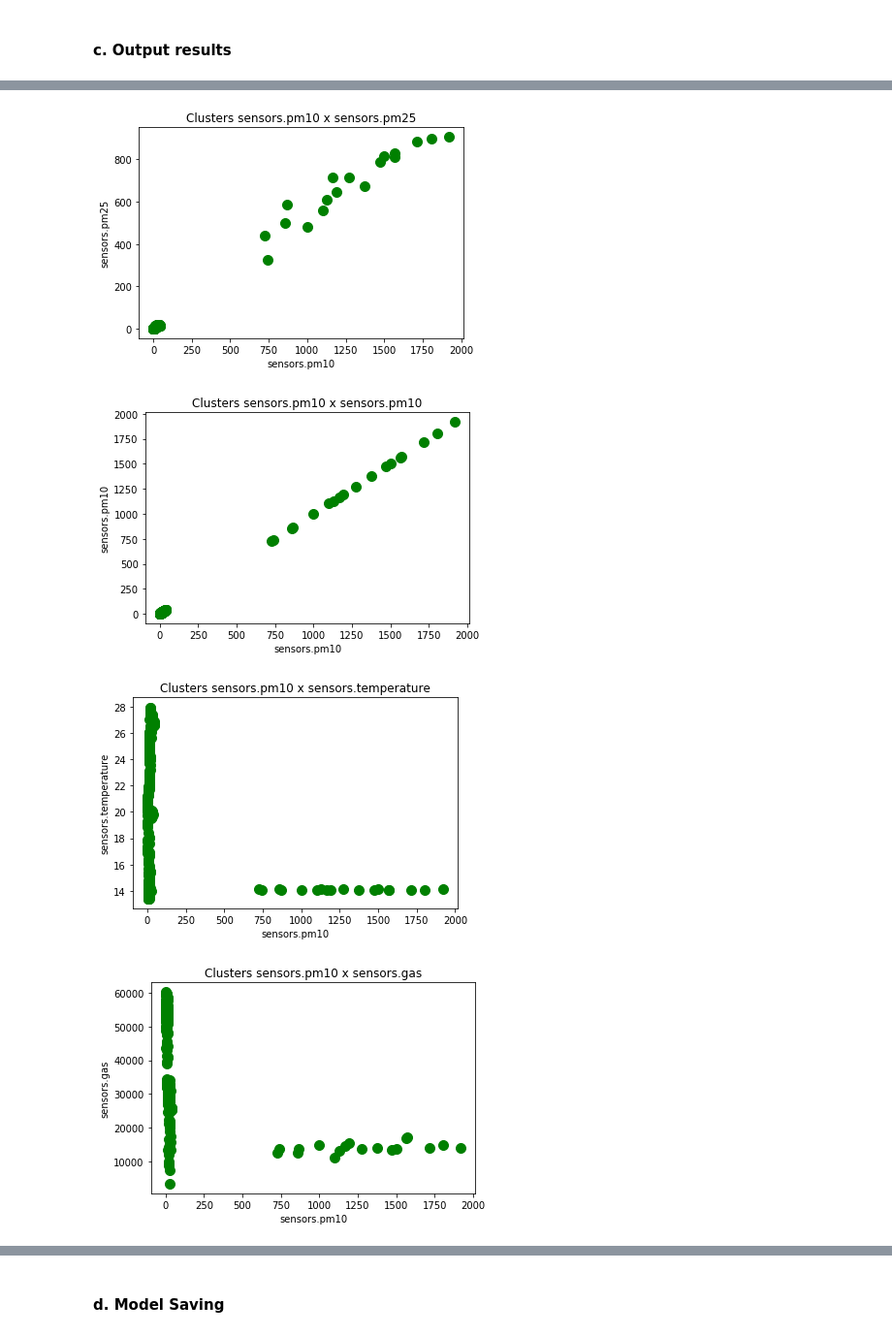
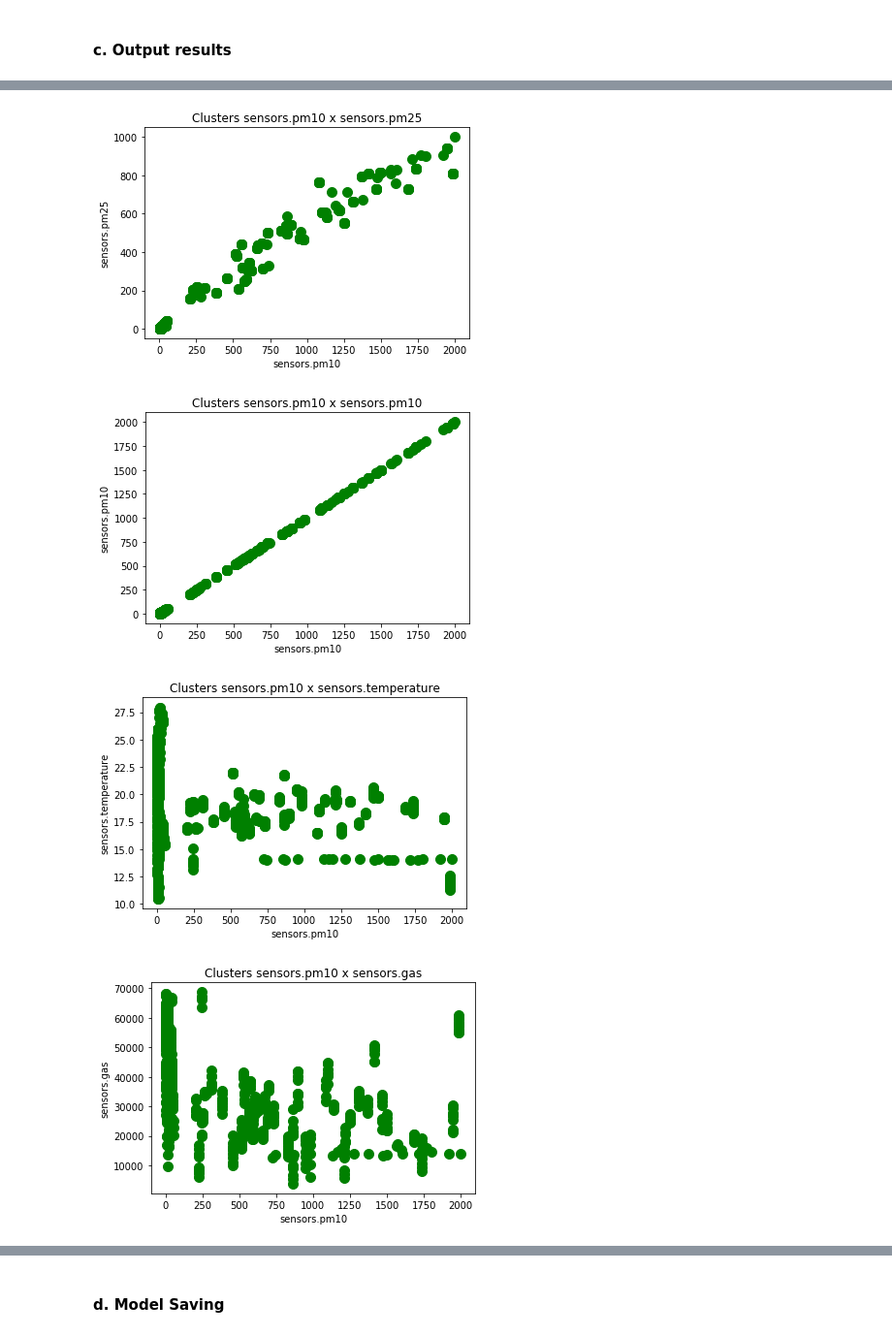
Before and after one commit to tiago-fontes/PEI, a Jupyter notebook: AlertAI/Algorithms.ipynb, the cells around one changed output, grey strips where cells are left out. Shown at 97% size. Cells and saved outputs as stored; diff of their text form; code cells hidden in the pictures.

```diff
--- a/AlertAI/Algorithms.ipynb
+++ b/AlertAI/Algorithms.ipynb
@@ -55,7 +57,7 @@ from sklearn.ensemble import RandomForestRegressor, IsolationForest
 ## 2. Data Acquisition
 Step corresponding to gather the Data in order to manipulate it later on.
 # %%
-data = pd.read_csv("data/raw_data.csv")
+data = pd.read_csv("data/data.csv")
 
 X = data[['sensors.pm25','sensors.pm10','sensors.temperature', 'sensors.gas', 'sensors.humidity', 'sensors.pressure']]
 y = data[['sensors.classification']]
@@ -65,7 +67,7 @@ print(y.shape)
 
 #sklearn para dividir os dados de treino e de teste
 from sklearn.model_selection import train_test_split
-X_train, X_test, y_train, y_test = train_test_split(X, y, test_size = 0.3)
+X_train, X_test, y_train, y_test = train_test_split(X, y, test_size = 0.3, random_state=123) #shuffle=true by default
 
 print(X_train.shape)
 print(X_test.shape)
@@ -277,6 +283,7 @@ print(X_train.shape)
 nn = keras.Sequential()
 
 nn.add(layers.Dense(128,input_dim=X_train.shape[1],activation='relu'))
+nn.add(layers.Dense(16,input_dim=X_train.shape[1],activation='relu'))
 nn.add(layers.Dense(num_classes,activation='sigmoid'))
 
 # Model Compile
@@ -580,8 +595,9 @@ Nota: Nestes casos não existe 'classificação' por serem modelos não supervis
 # %%
 n_clusters = 2
 
-model = KMeans(algorithm = 'auto', init = 'k-means++', max_iter = 500, n_init= 10, n_clusters = n_clusters, verbose = 0) #Para já vou colocar 2, de existência e não existência de fumo
+model = KMeans(algorithm = 'auto', init = 'k-means++', max_iter = 10000, n_init= 10, n_clusters = n_clusters, verbose = 0) #Para já vou colocar 2, de existência e não existência de fumo
 model.fit(X_train)
 y_labels_train = model.labels_
+y_labels_test = model.predict(X_test)
 # %% [markdown]
 #### c. Output results
@@ -657,8 +703,9 @@ n_neighbors = 20 #no sklearn diz que 20 é no geral um valor bom, mas podemos ot
 metric = 'manhattan' #Euclid, Minkowski, Manhattan
 
 model = LocalOutlierFactor(n_neighbors = n_neighbors, metric = metric, contamination = 0.1)
-y_pred = model.fit_predict(X_train)
+y_pred_train = model.fit_predict(X_train)
 X_scores = model.negative_outlier_factor_ #Negative LOF score
+y_pred_test = model.fit_predict(X_test)
 # %% [markdown]
 #### c. Output results
 # %%
@@ -668,10 +715,10 @@ X_scores = model.negative_outlier_factor_ #Negative LOF score
 #LOF(k) > 1 means Lower density than neighbors (Outlier)
 
 print(X_scores)
-print(y_pred) #1 - inlier / -1 outlier
+print(y_pred_train) #1 - inlier / -1 outlier
 
 #Filtro dos outliers (valores negativos)
-outlier_index = np.where(y_pred == -1)
+outlier_index = np.where(y_pred_train == -1)
 outlier_values = X_train.iloc[outlier_index]
 print("----------------------------------------")
 print(outlier_index)
@@ -721,4 +769,4 @@ for c1, col1 in enumerate(X_train.columns):
-[figure, old version]
+[figure, new version]
-[figure, old version]
+[figure, new version]
-[figure, old version]
+[figure, new version]
-[figure, old version]
+[figure, new version]
```
Also changed, not shown: parts of 30 cells of this notebook.
